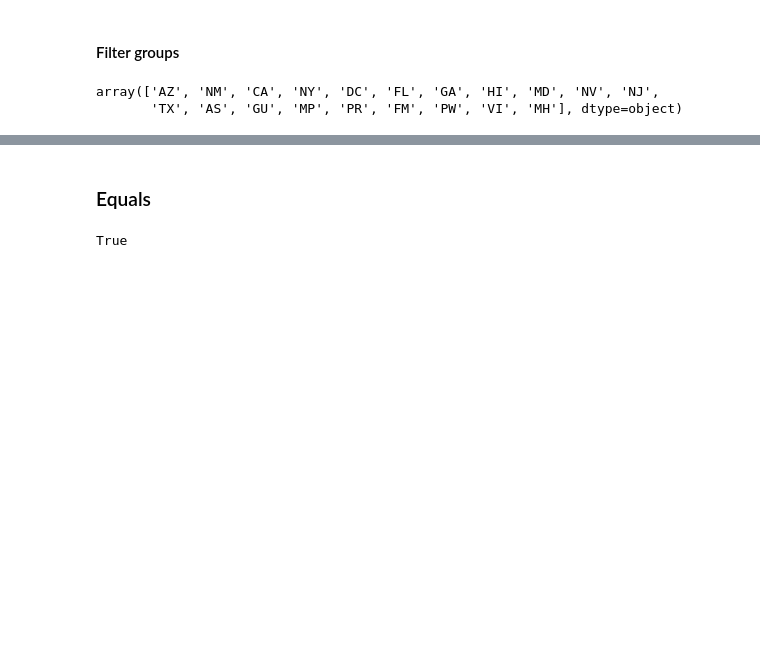
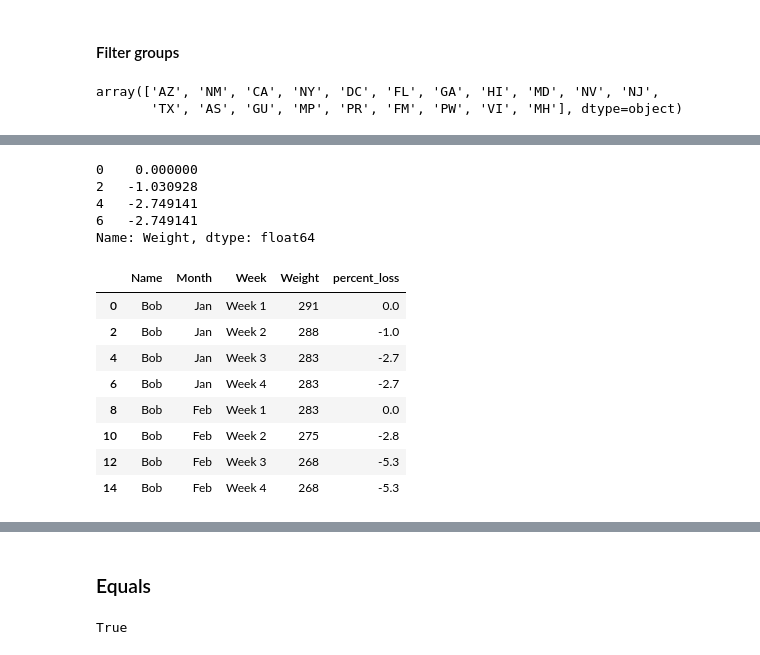
Before and after one commit to pkaran57/python-libs, a Jupyter notebook: pandas-lib/notebook/pandas.ipynb, the cells around one changed output, grey strips where cells are left out. Drawn from its saved outputs; the diff is of its cells as text; code cells hidden in the pictures; blank space fills up the shorter version.

```diff
--- a/pandas-lib/notebook/pandas.ipynb
+++ b/pandas-lib/notebook/pandas.ipynb
@@ -1677,0 +1684,4 @@ array(['AZ', 'NM', 'CA', 'NY', 'DC', 'FL', 'GA', 'HI', 'MD', 'NV', 'NJ',
+# %%
+weight_loss = pd.read_csv('data/weight_loss.csv')
+
+display(weight_loss.query('Month == "Jan"'))
@@ -1677,0 +1700,33 @@ array(['AZ', 'NM', 'CA', 'NY', 'DC', 'FL', 'GA', 'HI', 'MD', 'NV', 'NJ',
+# %%
+def percent_loss(s):
+    return ((s - s.iloc[0]) / s.iloc[0]) * 100
+
+display(weight_loss
+    .query('Name=="Bob" and Month=="Jan"')
+    ['Weight']
+    .pipe(percent_loss)
+)
+
+display(weight_loss
+    .assign(percent_loss=(weight_loss
+        .groupby(['Name', 'Month'])
+        ['Weight']
+        .transform(percent_loss)
+        .round(1)))
+    .query('Name=="Bob" and Month in ["Jan", "Feb"]')
+)
+# %% [output]
+0    0.000000
+2   -1.030928
+4   -2.749141
+6   -2.749141
+Name: Weight, dtype: float64
+|  | Name | Month | Week | Weight | percent_loss |
+| 0 | Bob | Jan | Week 1 | 291 | 0.0 |
+| 2 | Bob | Jan | Week 2 | 288 | -1.0 |
+| 4 | Bob | Jan | Week 3 | 283 | -2.7 |
+| 6 | Bob | Jan | Week 4 | 283 | -2.7 |
+| 8 | Bob | Feb | Week 1 | 283 | 0.0 |
+| 10 | Bob | Feb | Week 2 | 275 | -2.8 |
+| 12 | Bob | Feb | Week 3 | 268 | -5.3 |
+| 14 | Bob | Feb | Week 4 | 268 | -5.3 |
```
Also changed, not shown: parts of 19 cells of this notebook.
